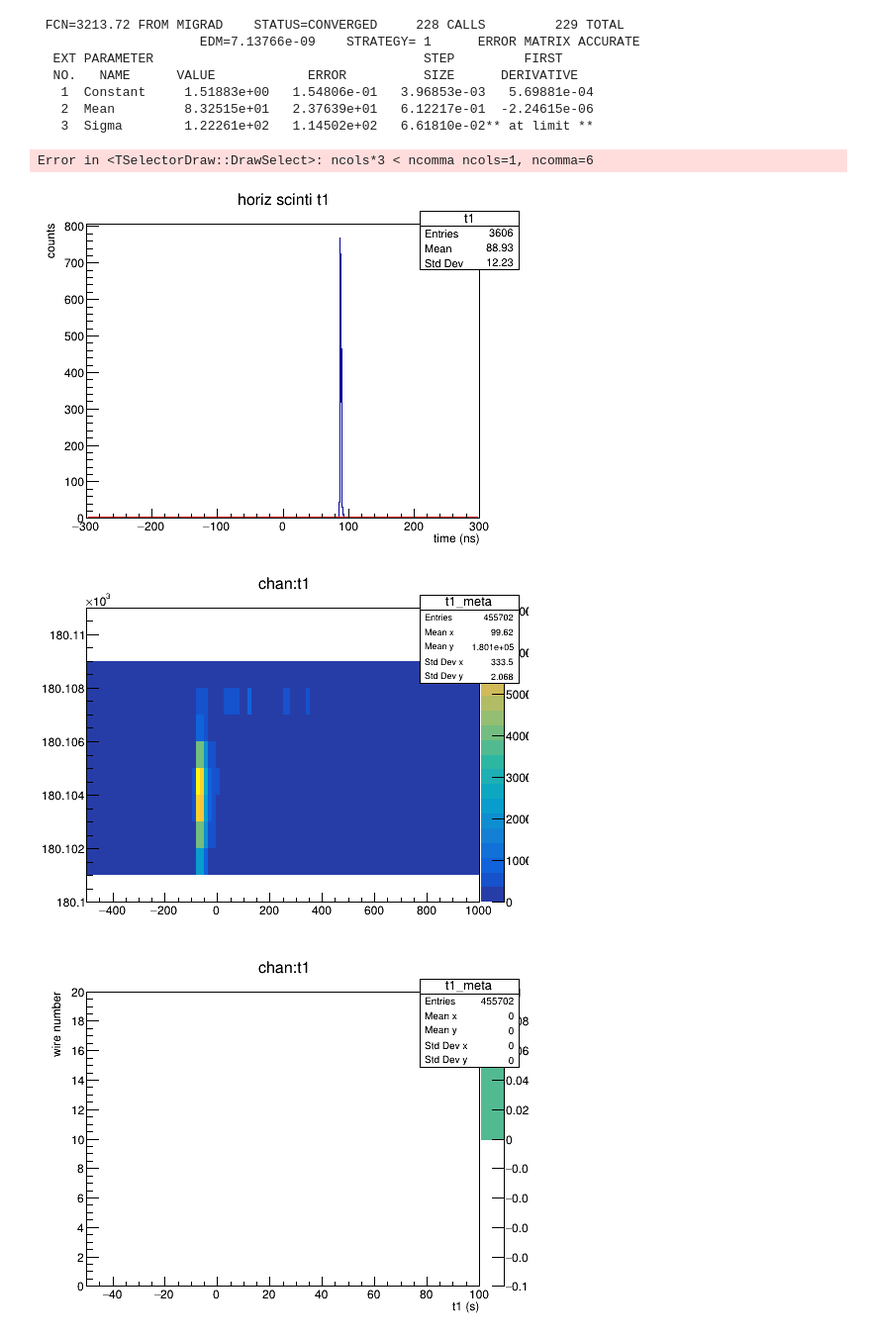
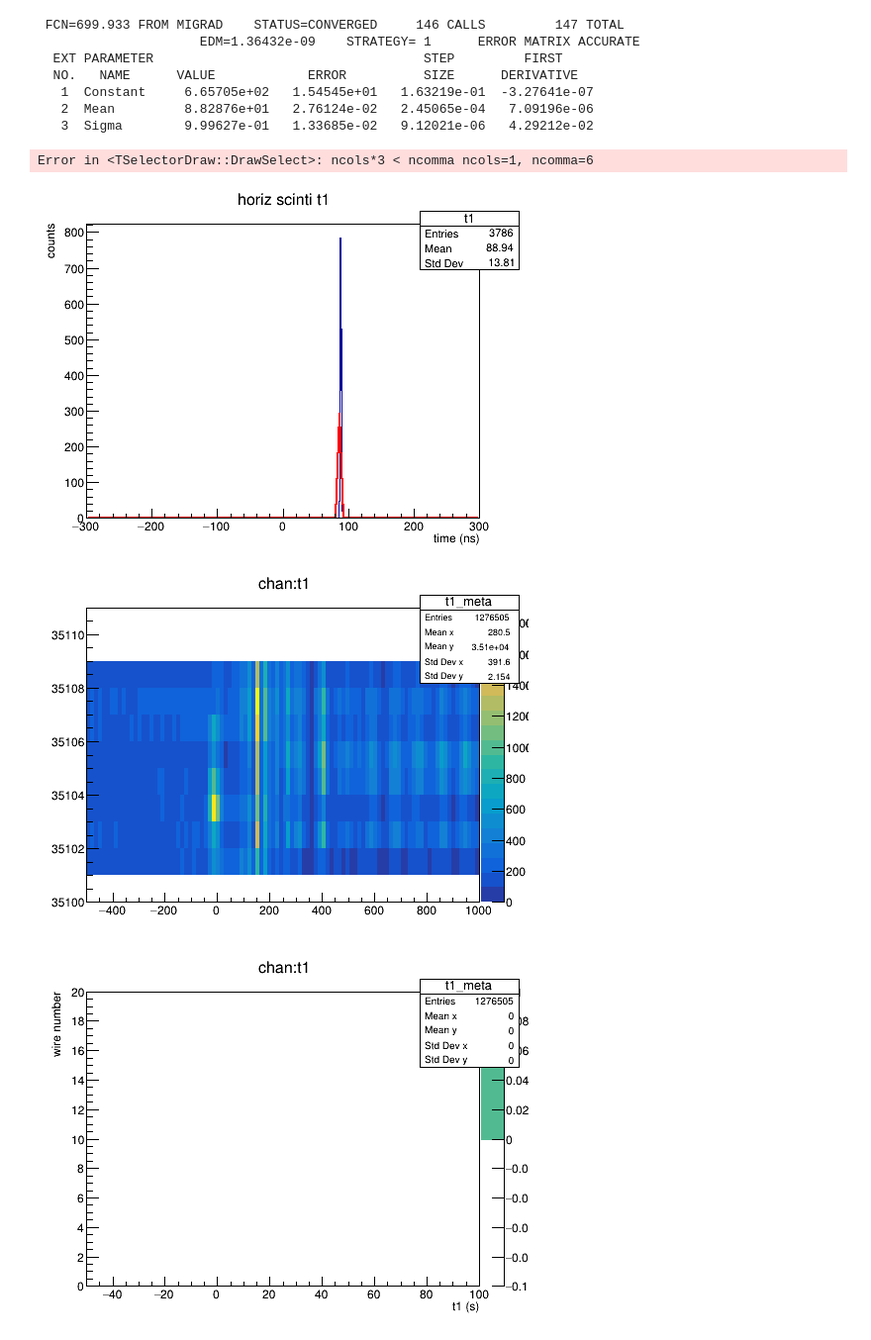
Before and after one commit to acidbourbon/PT_full_system, a Jupyter notebook: workdir/jupyter/quick_ana_2021.ipynb, the cells around one changed output. Shown at 99% size. Cells and saved outputs as stored; diff of their text form; code cells hidden in the pictures.

```diff
--- a/workdir/jupyter/quick_ana_2021.ipynb
+++ b/workdir/jupyter/quick_ana_2021.ipynb
@@ -1,6 +1,6 @@
 # %%
 
-id="ID45"
+id="ID46"
 filenumber = 0
 
 
@@ -134,27 +135,27 @@ c.Draw()
 
 c.Draw()
 # %% [output]
- FCN=3213.72 FROM MIGRAD    STATUS=CONVERGED     228 CALLS         229 TOTAL
-                     EDM=7.13766e-09    STRATEGY= 1      ERROR MATRIX ACCURATE
+ FCN=699.933 FROM MIGRAD    STATUS=CONVERGED     146 CALLS         147 TOTAL
+                     EDM=1.36432e-09    STRATEGY= 1      ERROR MATRIX ACCURATE
   EXT PARAMETER                                   STEP         FIRST
   NO.   NAME      VALUE            ERROR          SIZE      DERIVATIVE
-   1  Constant     1.51883e+00   1.54806e-01   3.96853e-03   5.69881e-04
-   2  Mean         8.32515e+01   2.37639e+01   6.12217e-01  -2.24615e-06
-   3  Sigma        1.22261e+02   1.14502e+02   6.61810e-02** at limit **
+   1  Constant     6.65705e+02   1.54545e+01   1.63219e-01  -3.27641e-07
+   2  Mean         8.82876e+01   2.76124e-02   2.45065e-04   7.09196e-06
+   3  Sigma        9.99627e-01   1.33685e-02   9.12021e-06   4.29212e-02
 Error in <TSelectorDraw::DrawSelect>: ncols*3 < ncomma ncols=1, ncomma=6
-[figure, old version]
+[figure, new version]
 # %%
 ##################################################
 ##             overview TDC 0x0350              ##
 ##################################################
 
 
-tdc=1801
+tdc=351
 disp_channels = 11
 tree.Draw("chan:t1>>t1_meta(100,-500,1000,{:d},{:d},{:d})".format(disp_channels,tdc*100,tdc*100+disp_channels),"","colz")
 c.Draw()
 # %% [output]
-[figure, old version]
+[figure, new version]
 # %%
 ##################################################
 ##                   layer 1                    ##
```
Also changed, not shown: parts of 14 cells of this notebook, 8 other files.
